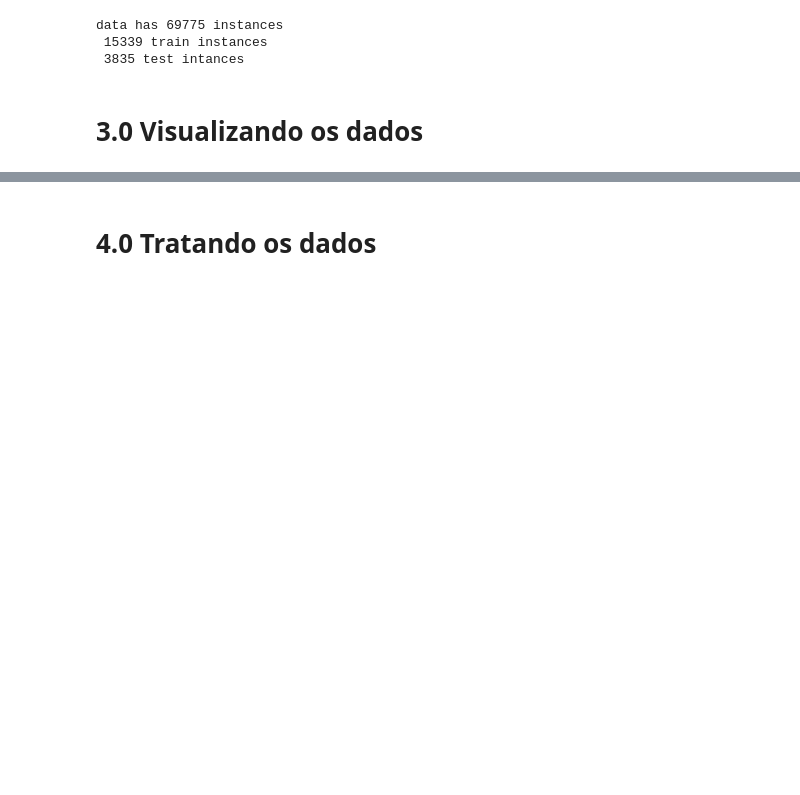
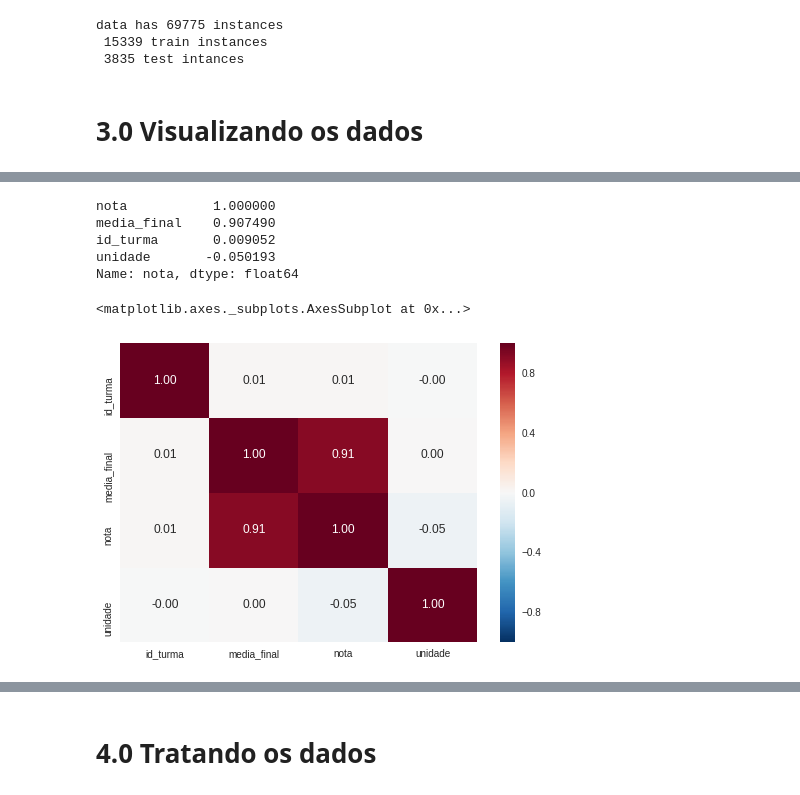
Before and after one commit to AndressaStefany/machine-learning, a Jupyter notebook: Linear Regression/myFirst_end_to_end.ipynb, the cells around one changed output, grey strips where cells are left out. Saved outputs shown, nothing was run; the diff lists cells and outputs as text; code cells hidden in the pictures; blank space fills up the shorter version.

```diff
--- a/Linear Regression/myFirst_end_to_end.ipynb
+++ b/Linear Regression/myFirst_end_to_end.ipynb
@@ -526,0 +542,16 @@ data has 69775 instances
+# %%
+corr_matrix = treinamento.corr()
+corr_matrix["nota"].sort_values(ascending=False)
+# %% [output]
+nota           1.000000
+media_final    0.907490
+id_turma       0.009052
+unidade       -0.050193
+Name: nota, dtype: float64
+# %%
+import seaborn as sns
+
+sns.heatmap(treinamento.corr(), annot=True, fmt=".2f")
+# %% [output]
+<matplotlib.axes._subplots.AxesSubplot at 0x...>
+[figure, added]
```
Also changed, not shown: parts of 9 cells of this notebook.
